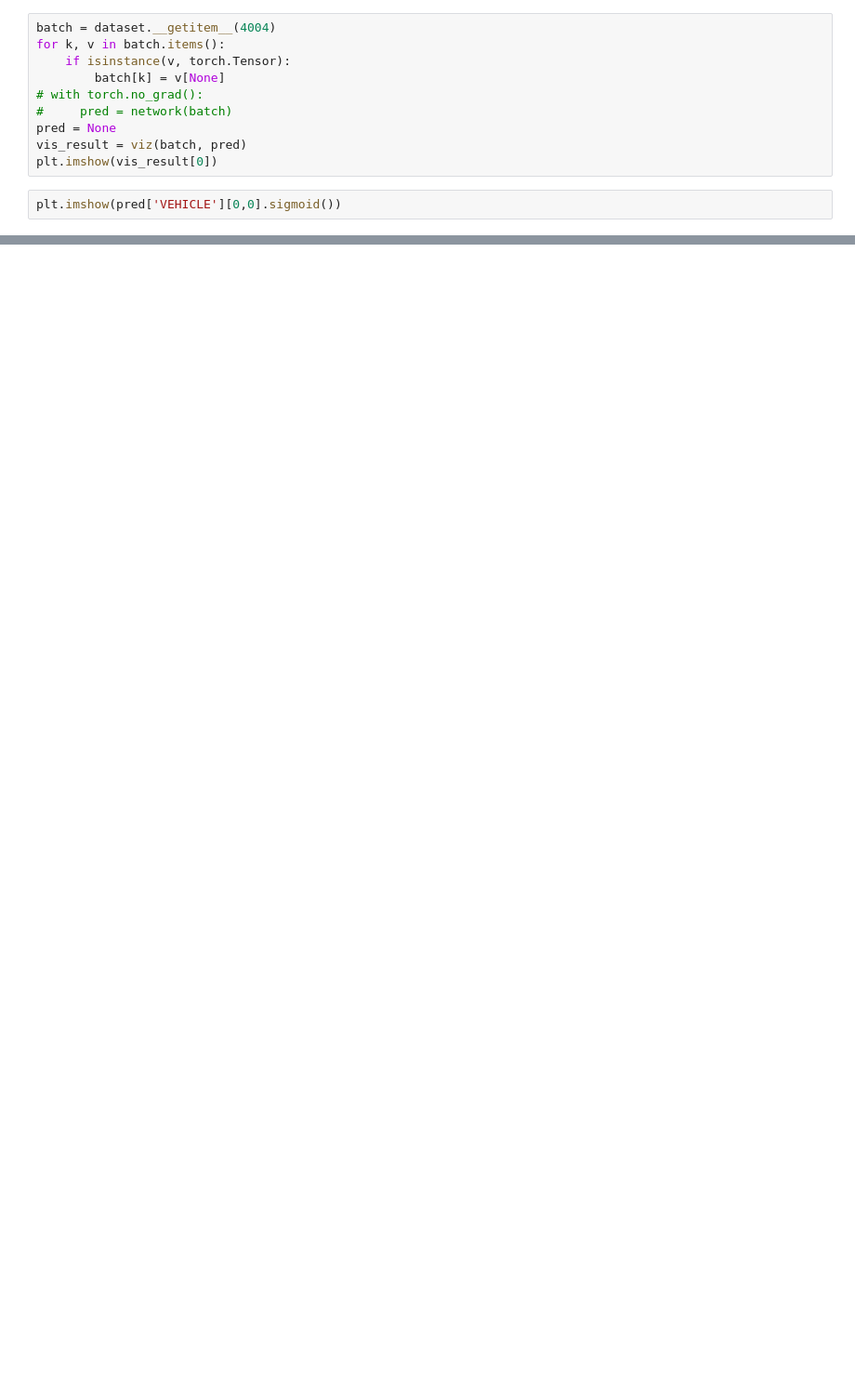
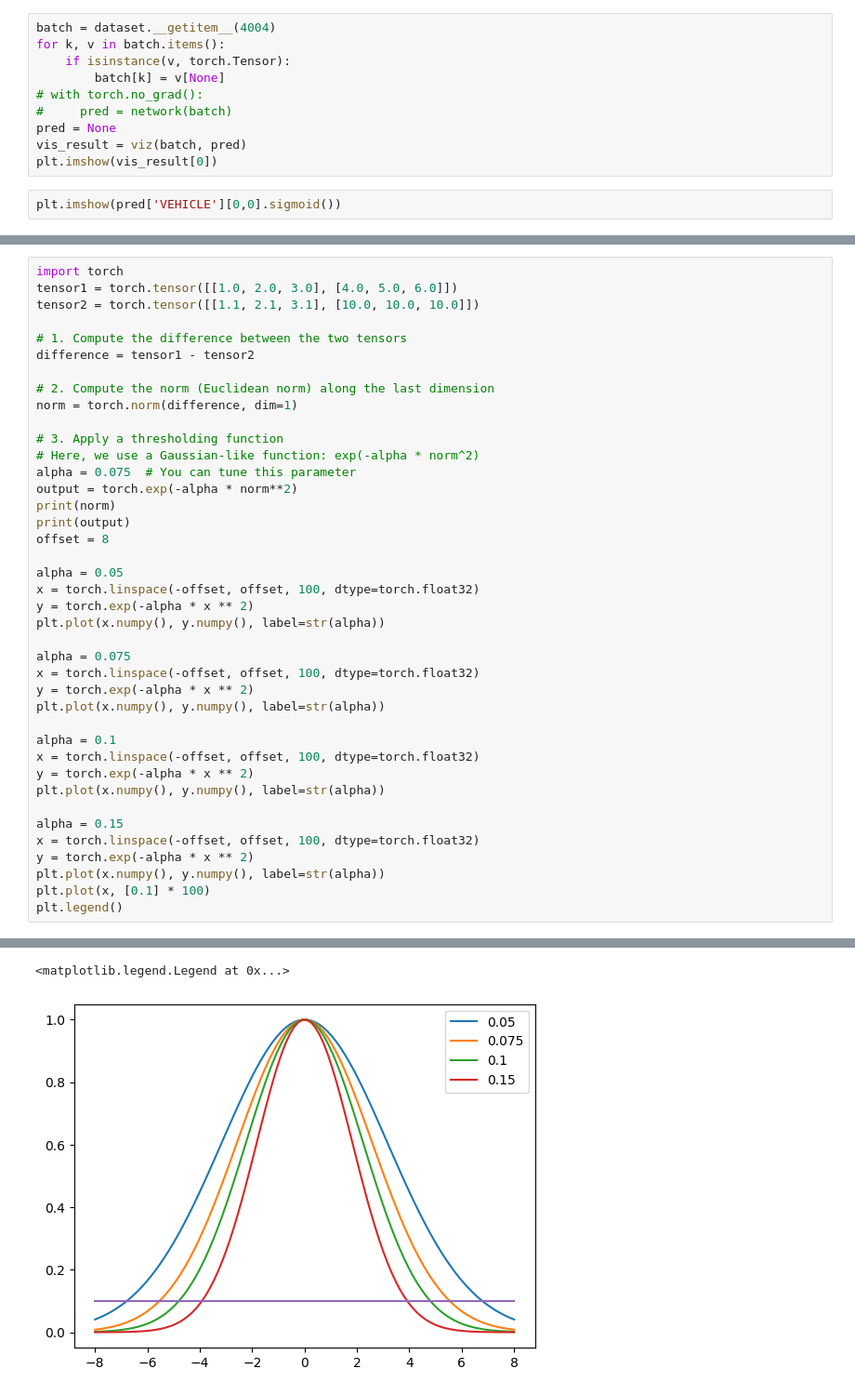
Before and after one commit to nargoo0328/cross_view_transformers, a Jupyter notebook: scripts/test_bug.ipynb, the cells around one changed output, grey strips where cells are left out. Shown: that part at 93% size. Saved outputs shown, nothing was run; the diff lists cells and outputs as text; blank space fills up the shorter version.

```diff
--- a/scripts/test_bug.ipynb
+++ b/scripts/test_bug.ipynb
@@ -306,0 +270,41 @@ tensor([-0.4974, -0.0714,  0.3562,  0.7758,  1.1783,  1.5563,  1.9042,  2.2184])
+# %%
+import torch
+tensor1 = torch.tensor([[1.0, 2.0, 3.0], [4.0, 5.0, 6.0]])
+tensor2 = torch.tensor([[1.1, 2.1, 3.1], [10.0, 10.0, 10.0]])
+
+# 1. Compute the difference between the two tensors
+difference = tensor1 - tensor2
+
+# 2. Compute the norm (Euclidean norm) along the last dimension
+norm = torch.norm(difference, dim=1)
+
+# 3. Apply a thresholding function
+# Here, we use a Gaussian-like function: exp(-alpha * norm^2)
+alpha = 0.075  # You can tune this parameter
+output = torch.exp(-alpha * norm**2)
+print(norm)
+print(output)
+offset = 8
+
+alpha = 0.05
+x = torch.linspace(-offset, offset, 100, dtype=torch.float32)
+y = torch.exp(-alpha * x ** 2)
+plt.plot(x.numpy(), y.numpy(), label=str(alpha))
+
+alpha = 0.075
+x = torch.linspace(-offset, offset, 100, dtype=torch.float32)
+y = torch.exp(-alpha * x ** 2)
+plt.plot(x.numpy(), y.numpy(), label=str(alpha))
+
+alpha = 0.1
+x = torch.linspace(-offset, offset, 100, dtype=torch.float32)
+y = torch.exp(-alpha * x ** 2)
+plt.plot(x.numpy(), y.numpy(), label=str(alpha))
+
+alpha = 0.15
+x = torch.linspace(-offset, offset, 100, dtype=torch.float32)
+y = torch.exp(-alpha * x ** 2)
+plt.plot(x.numpy(), y.numpy(), label=str(alpha))
+plt.plot(x, [0.1] * 100)
+plt.legend()
+# %% [output]
@@ -306,0 +313,2 @@ tensor([-0.4974, -0.0714,  0.3562,  0.7758,  1.1783,  1.5563,  1.9042,  2.2184])
+<matplotlib.legend.Legend at 0x...>
+[figure, added]
```
Also changed, not shown: parts of 32 cells of this notebook, 9 other files.
